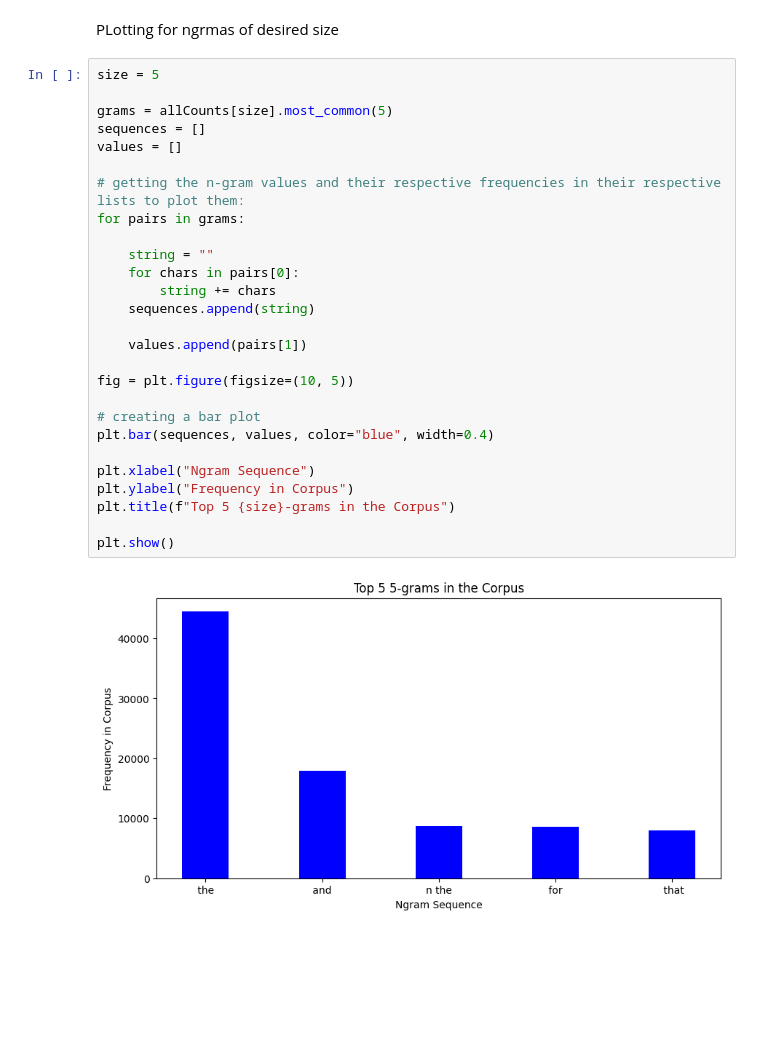
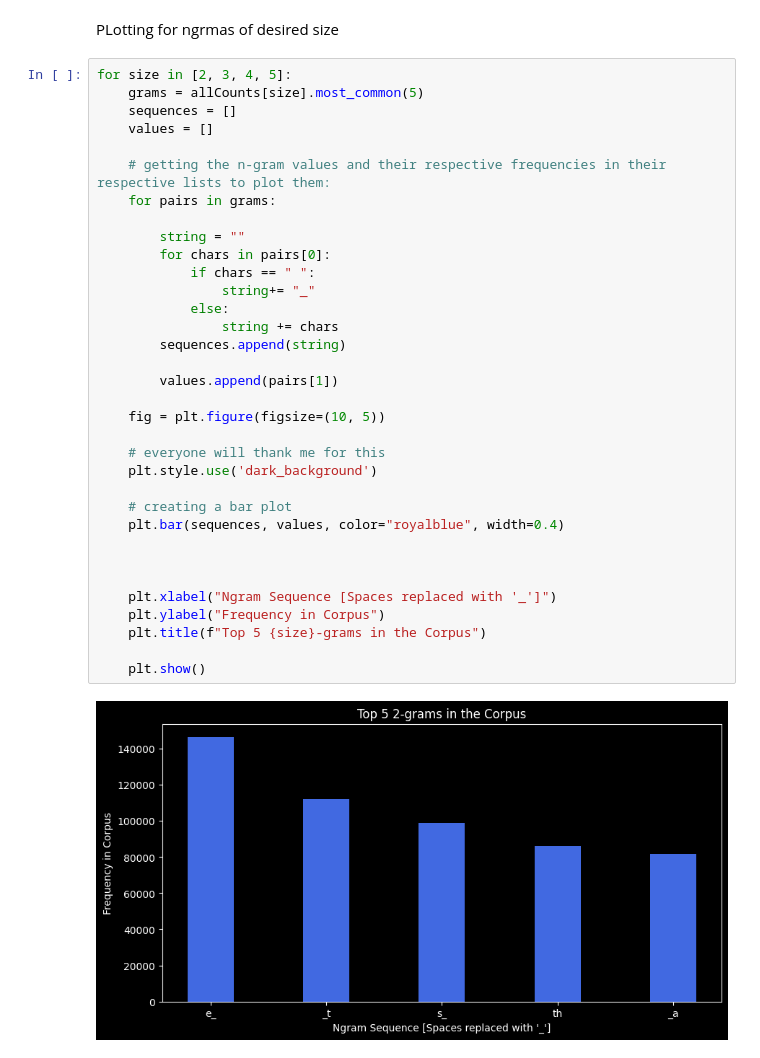
Before and after one commit to TheInvincible95/SearchEngine, a Jupyter notebook: analysis.ipynb, the cells around one changed output. Cells and saved outputs as stored; diff of their text form; blank space fills up the shorter version.

```diff
--- a/analysis.ipynb
+++ b/analysis.ipynb
@@ -39,31 +43,38 @@ for size in range(2, 6):
 # %% [markdown]
 PLotting for ngrmas of desired size
 # %%
-size = 5
+for size in [2, 3, 4, 5]:
+    grams = allCounts[size].most_common(5)
+    sequences = []
+    values = []
 
-grams = allCounts[size].most_common(5)
-sequences = []
-values = []
+    # getting the n-gram values and their respective frequencies in their respective lists to plot them:
+    for pairs in grams:
 
-# getting the n-gram values and their respective frequencies in their respective lists to plot them:
-for pairs in grams:
+        string = ""
+        for chars in pairs[0]:
+            if chars == " ":
+                string+= "_"
+            else:
+                string += chars
+        sequences.append(string)
 
-    string = ""
-    for chars in pairs[0]:
-        string += chars
-    sequences.append(string)
+        values.append(pairs[1])
 
-    values.append(pairs[1])
+    fig = plt.figure(figsize=(10, 5))
 
-fig = plt.figure(figsize=(10, 5))
+    # everyone will thank me for this
+    plt.style.use('dark_background')
 
-# creating a bar plot
-plt.bar(sequences, values, color="blue", width=0.4)
+    # creating a bar plot
+    plt.bar(sequences, values, color="royalblue", width=0.4)
 
-plt.xlabel("Ngram Sequence")
-plt.ylabel("Frequency in Corpus")
-plt.title(f"Top 5 {size}-grams in the Corpus")
 
-plt.show()
+
+    plt.xlabel("Ngram Sequence [Spaces replaced with '_']")
+    plt.ylabel("Frequency in Corpus")
+    plt.title(f"Top 5 {size}-grams in the Corpus")
+
+    plt.show()
 # %% [output]
-[figure, old version]
+[figure, new version]
```
Also changed, not shown: parts of 3 cells of this notebook, 1 other file.
